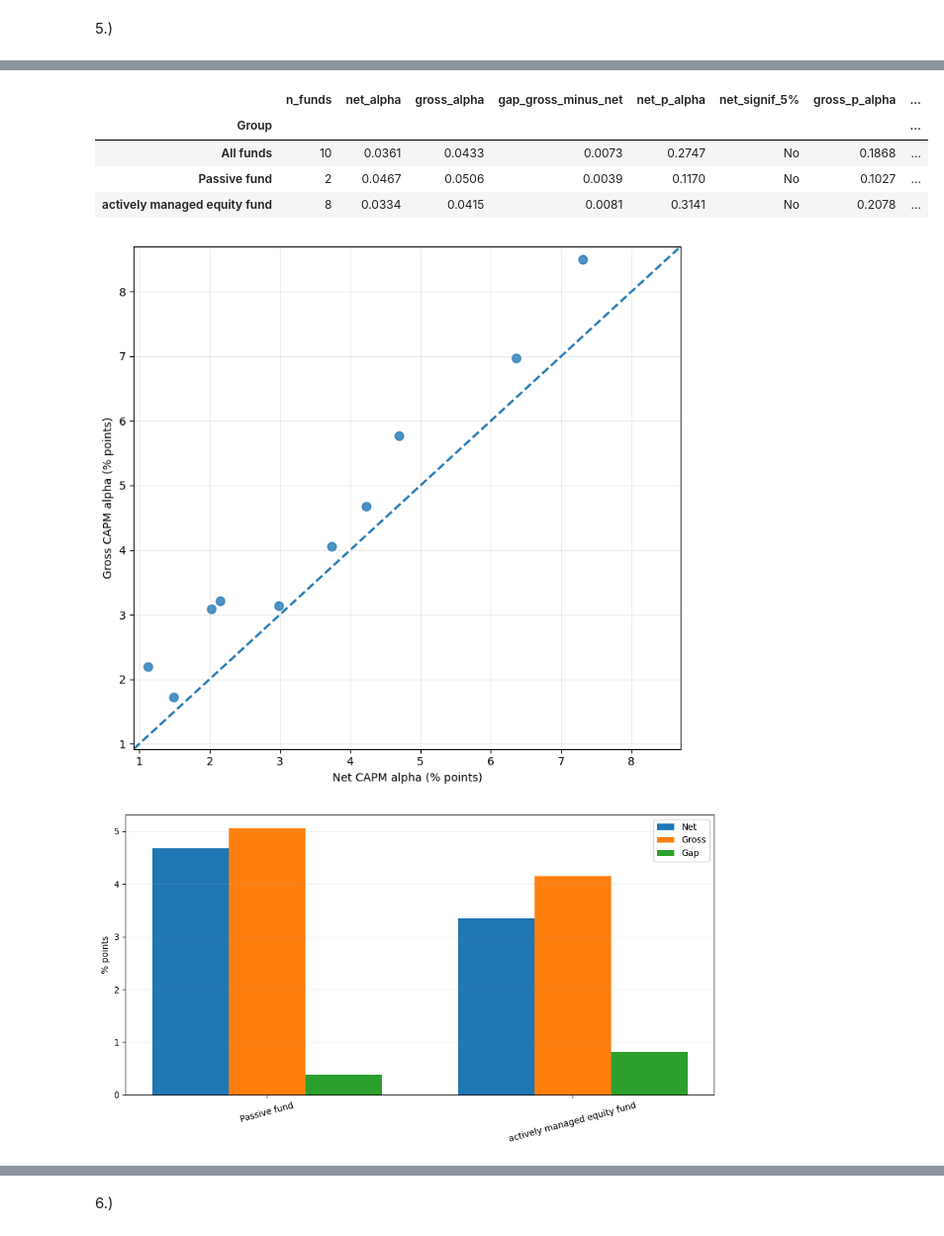
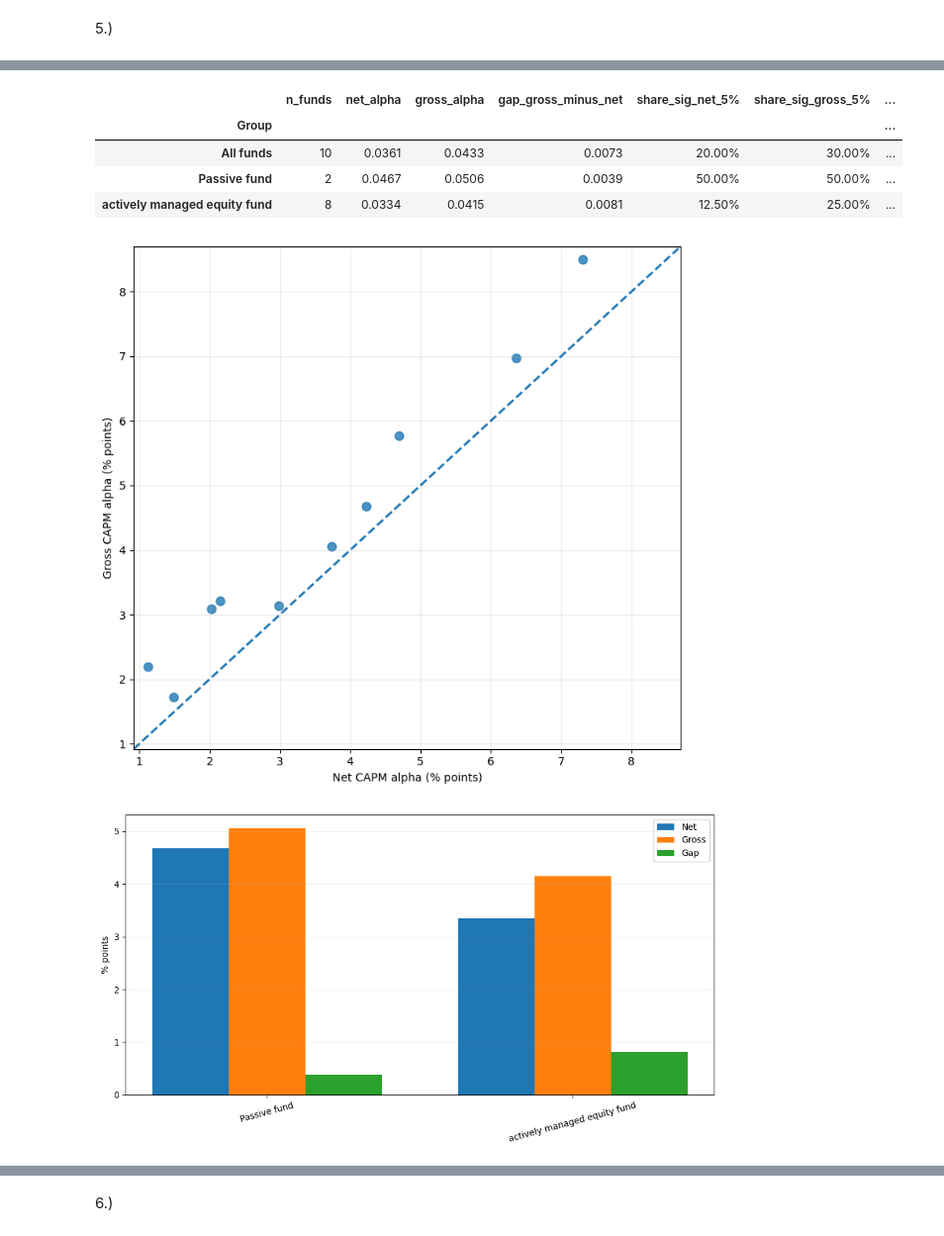
Before and after one commit to uvangludvig-ship-it/Investment_managment_python, a Jupyter notebook: koddelen_version3.ipynb, the cells around one changed output, grey strips where cells are left out. Shown at 99% size. Drawn from its saved outputs; the diff is of its cells as text; code cells hidden in the pictures.

```diff
--- a/koddelen_version3.ipynb
+++ b/koddelen_version3.ipynb
@@ -632,15 +632,13 @@ display(output4_show.style.format({
 # %% [markdown]
 5.)
 # %%
-import numpy as np
-import pandas as pd
-import statsmodels.api as sm
-import matplotlib.pyplot as plt
+
 
 fund_net   = pd.read_excel("project Funds_2026.xlsx", sheet_name="Net")
 fund_gross = pd.read_excel("project Funds_2026.xlsx", sheet_name="Gross")
 info       = pd.read_excel("project Funds_2026.xlsx", sheet_name="Info")
 f          = pd.read_excel("project Factors_2026.xlsx")
+
 
 f[["rf","rm_rf","smb_vw","hml_vw"]] *= 12
 fund_net.iloc[:,3:]   *= 12
@@ -711,7 +709,6 @@ main_cols = [
     "net_p_alpha", "net_signif_5%",
     "gross_p_alpha", "gross_signif_5%"
 ]
-
 main_cols = ["FundGroup"] + main_cols
 
 main_table = results[main_cols].sort_values("net_alpha", ascending=False)
@@ -726,12 +723,9 @@ display(
     })
 )
 
-def yesno(p):
-    return "Yes" if (pd.notna(p) and p < 0.05) else "No"
-
 def summary_row(df, label):
-    net_p   = df["net_p_alpha"].mean()
-    gross_p = df["gross_p_alpha"].mean()
+    share_sig_net   = (df["net_p_alpha"] < 0.05).mean()
+    share_sig_gross = (df["gross_p_alpha"] < 0.05).mean()
 
     return {
         "Group": label,
@@ -739,15 +733,13 @@ def summary_row(df, label):
         "net_alpha": df["net_alpha"].mean(),
         "gross_alpha": df["gross_alpha"].mean(),
         "gap_gross_minus_net": df["gap_gross_minus_net"].mean(),
-        "net_p_alpha": net_p,
-        "net_signif_5%": yesno(net_p),
-        "gross_p_alpha": gross_p,
-        "gross_signif_5%": yesno(gross_p),
+        "share_sig_net_5%": share_sig_net,
+        "share_sig_gross_5%": share_sig_gross,
+        "median_net_p": df["net_p_alpha"].median(),
+        "median_gross_p": df["gross_p_alpha"].median(),
     }
 
 summary_rows = [summary_row(results, "All funds")]
-
-
 for g, d in results.groupby("FundGroup"):
     summary_rows.append(summary_row(d, str(g)))
 
@@ -758,11 +750,12 @@ display(
         "net_alpha": "{:.4f}",
         "gross_alpha": "{:.4f}",
         "gap_gross_minus_net": "{:.4f}",
-        "net_p_alpha": "{:.4f}",
-        "gross_p_alpha": "{:.4f}",
+        "share_sig_net_5%": "{:.2%}",
+        "share_sig_gross_5%": "{:.2%}",
+        "median_net_p": "{:.4f}",
+        "median_gross_p": "{:.4f}",
     })
 )
-
 
 plt.figure(figsize=(7.5, 7))
 plt.scatter(100 * results["net_alpha"], 100 * results["gross_alpha"], s=60, alpha=0.8)
@@ -791,39 +784,38 @@ plt.xticks(x, grp.index, rotation=15)
 plt.ylabel("% points")
 plt.grid(True, axis="y", alpha=0.2)
 plt.legend()
 plt.tight_layout()
 plt.show()
 
-
 plot_net = results.sort_values("net_alpha", ascending=True).copy()
 colors = np.where(plot_net["net_p_alpha"] < 0.05, "green", "0.55")
 
 plt.figure(figsize=(12, max(5, 0.45 * len(plot_net))))
 plt.barh(plot_net.index.astype(str), 100 * plot_net["net_alpha"], color=colors)
 plt.axvline(0, linewidth=1, color="black")
 plt.xlabel("Annualised CAPM alpha (%)")
 plt.title("Fund Net Alphas (CAPM) — green = significant at 5%")
 plt.grid(True, axis="x", alpha=0.2)
 plt.tight_layout()
 plt.show()
 # %% [output]
 |  | FundGroup | net_alpha | gross_alpha | gap_gross_minus_net | net_p_alpha | net_signif_5% | gross_p_alpha | ... |
 | Fund |  |  |  |  |  |  |  | ... |
 | Swedbank Robur Exportfond A | actively managed equity fund | 0.0731 | 0.0850 | 0.0119 | 0.0135 | Yes | 0.0042 | ... |
 | Aktiespararna Topp Sverige Hållbar A | Passive fund | 0.0636 | 0.0698 | 0.0061 | 0.0086 | Yes | 0.0040 | ... |
 | Swedbank Robur Småbolagsfond Sver... | actively managed equity fund | 0.0470 | 0.0577 | 0.0107 | 0.1073 | No | 0.0489 | ... |
 | Öhman Sweden Micro Cap A | actively managed equity fund | 0.0422 | 0.0468 | 0.0045 | 0.1514 | No | 0.1129 | ... |
 | SEB Sweden Equity C | actively managed equity fund | 0.0373 | 0.0405 | 0.0032 | 0.1293 | No | 0.0998 | ... |
 | Storebrand Sverige A SEK | Passive fund | 0.0298 | 0.0314 | 0.0016 | 0.2253 | No | 0.2014 | ... |
 | Swedbank Robur Sverige A | actively managed equity fund | 0.0214 | 0.0321 | 0.0107 | 0.4616 | No | 0.2714 | ... |
 | Enter Sverige Hållbar Tillväxt A | actively managed equity fund | 0.0202 | 0.0309 | 0.0107 | 0.4195 | No | 0.2185 | ... |
 | AMF Aktiefond Sverige | actively managed equity fund | 0.0148 | 0.0172 | 0.0024 | 0.5555 | No | 0.4934 | ... |
 | AMF Aktiefond Småbolag | actively managed equity fund | 0.0112 | 0.0219 | 0.0107 | 0.6752 | No | 0.4135 | ... |
-|  | n_funds | net_alpha | gross_alpha | gap_gross_minus_net | net_p_alpha | net_signif_5% | gross_p_alpha | ... |
-| Group |  |  |  |  |  |  |  | ... |
-| All funds | 10 | 0.0361 | 0.0433 | 0.0073 | 0.2747 | No | 0.1868 | ... |
-| Passive fund | 2 | 0.0467 | 0.0506 | 0.0039 | 0.1170 | No | 0.1027 | ... |
-| actively managed equity fund | 8 | 0.0334 | 0.0415 | 0.0081 | 0.3141 | No | 0.2078 | ... |
+|  | n_funds | net_alpha | gross_alpha | gap_gross_minus_net | share_sig_net_5% | share_sig_gross_5% | ... |
+| Group |  |  |  |  |  |  | ... |
+| All funds | 10 | 0.0361 | 0.0433 | 0.0073 | 20.00% | 30.00% | ... |
+| Passive fund | 2 | 0.0467 | 0.0506 | 0.0039 | 50.00% | 50.00% | ... |
+| actively managed equity fund | 8 | 0.0334 | 0.0415 | 0.0081 | 12.50% | 25.00% | ... |
 [figure]
 [figure]
 [figure]
```
Also changed, not shown: 1 other file.
